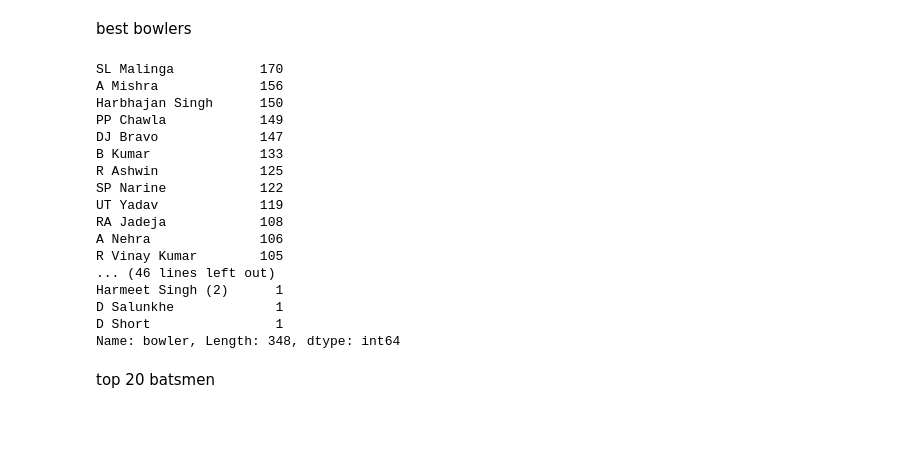
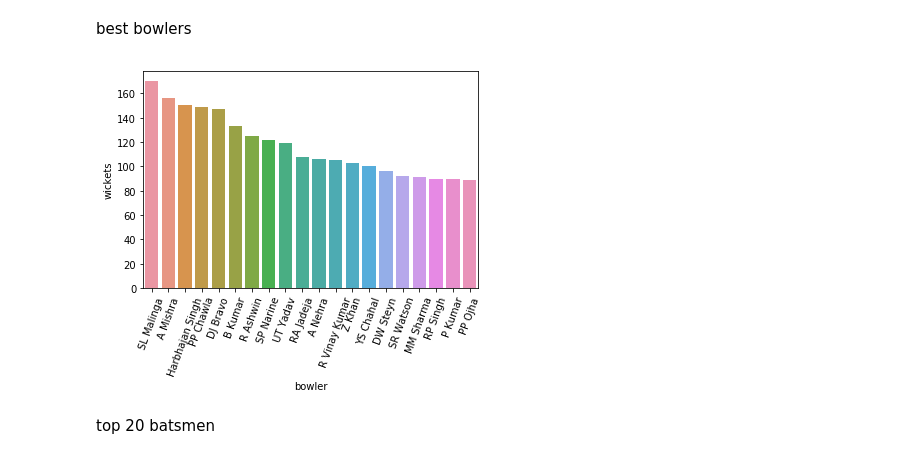
Before and after one commit to saikiran7022/project, a Jupyter notebook: datasets.ipynb, the cells around one changed output. Cells and saved outputs as stored; diff of their text form; code cells hidden in the pictures; blank space fills up the shorter version.

```diff
--- a/datasets.ipynb
+++ b/datasets.ipynb
@@ -16,27 +17,14 @@ best bowlers
 # %%
 mask = df[df["dismissal_kind"].notnull()]
 mask1 = mask["dismissal_kind"] != "run out"
 l = mask[mask1]
 k = l["bowler"]
-m = pd.value_counts(k)
-m
+m = pd.value_counts(k).reset_index().head(20)
+m.columns = ["bowler","wickets"]
+sns.barplot(x="bowler",y="wickets",data = m)
+plt.xticks(rotation = 70)
+plt.show()
 # %% [output]
-SL Malinga           170
-A Mishra             156
-Harbhajan Singh      150
-PP Chawla            149
-DJ Bravo             147
-B Kumar              133
-R Ashwin             125
-SP Narine            122
-UT Yadav             119
-RA Jadeja            108
-A Nehra              106
-R Vinay Kumar        105
-... (46 lines left out)
-Harmeet Singh (2)      1
-D Salunkhe             1
-D Short                1
-Name: bowler, Length: 348, dtype: int64
+[figure, added]
 # %% [markdown]
 top 20 batsmen
```
Also changed, not shown: parts of 21 cells of this notebook.
